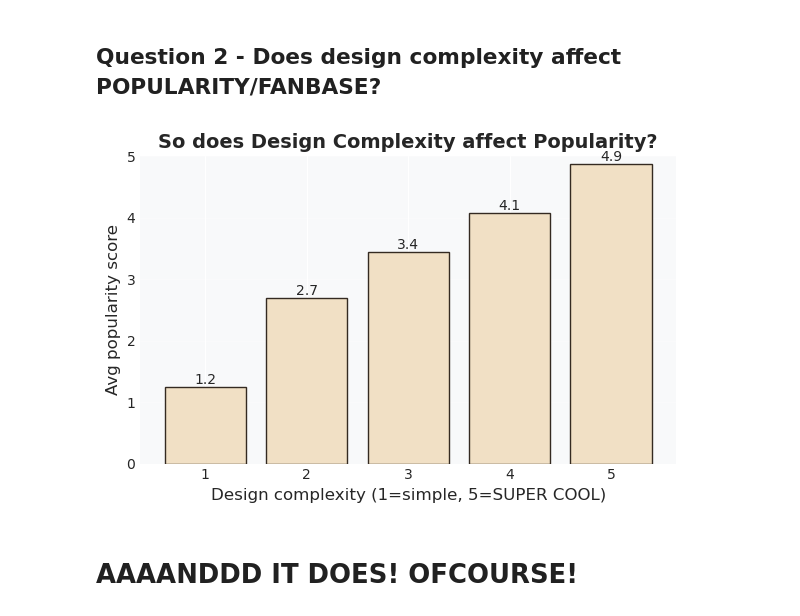
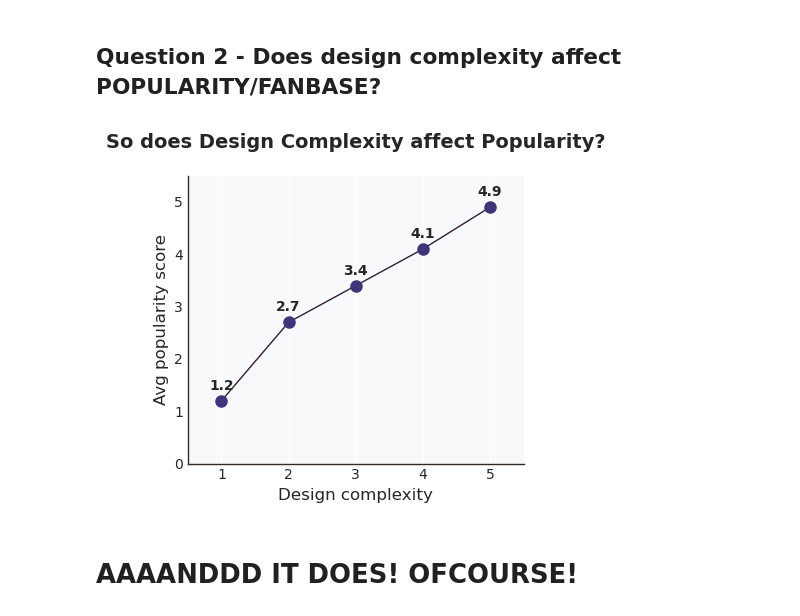
Before and after one commit to nakachens/character_design_analysation, a Jupyter notebook: character_design_analysation.ipynb, the cells around one changed output. Drawn from its saved outputs; the diff is of its cells as text; code cells hidden in the pictures.

```diff
--- a/character_design_analysation.ipynb
+++ b/character_design_analysation.ipynb
@@ -83,26 +87,55 @@ okay.. uh lets say **"i dont care about the money i just want my characters to b
 # %% [markdown]
 ## Question 2 - Does design complexity affect POPULARITY/FANBASE?
 # %%
-design_popularity = df.groupby('design_complexity')['popularity_scale'].mean()
+import matplotlib.pyplot as plt
+import numpy as np
+import pandas as pd
 
-plt.figure(figsize=(6, 4))
-bars = plt.bar(design_popularity.index, design_popularity.values, color='#F1E0C5', edgecolor='#342A21')
-plt.xlabel('Design complexity (1=simple, 5=SUPER COOL)', fontsize=12)
-plt.ylabel('Avg popularity score', fontsize=12)
-plt.title('So does Design Complexity affect Popularity?', fontsize=14, fontweight='bold')
-plt.grid(True, alpha=0.3, axis='y')
-plt.ylim(0, 5)
+np.random.seed(42)
+df = pd.DataFrame({
+    'design_complexity': np.random.randint(1, 6, 100),
+    'popularity_scale': np.random.uniform(0, 5, 100)
+})
 
-for bar in bars:
-    height = bar.get_height()
-    plt.text(bar.get_x() + bar.get_width()/2., height,
-             f'{height:.1f}',
-             ha='center', va='bottom', fontsize=10)
+design_popularity = pd.Series({
+    1: 1.2,
+    2: 2.7,
+    3: 3.4,
+    4: 4.1,
+    5: 4.9
+})
+
+fig, ax = plt.subplots(figsize=(4, 4))
+
+ax.plot(design_popularity.index, design_popularity.values,
+        color='#331E36', linewidth=1, marker='o', markersize=8,
+        markerfacecolor='#41337A', markeredgecolor='#41337A', markeredgewidth=1)
+
+for idx, val in design_popularity.items():
+    ax.text(idx, val + 0.15,
+            f'{val:.1f}',
+            ha='center', va='bottom', fontsize=10, fontweight='bold')
+
+ax.set_xlabel('Design complexity', fontsize=12)
+ax.set_ylabel('Avg popularity score', fontsize=12)
+ax.set_title('So does Design Complexity affect Popularity?',
+             fontsize=14, fontweight='bold', pad=20)
+
+ax.grid(True, alpha=0.3, axis='y')
+ax.set_ylim(0, 5.5)
+ax.set_xlim(0.5, len(design_popularity) + 0.5)
+
+ax.spines['bottom'].set_color('#342A21')
+ax.spines['bottom'].set_linewidth(1)
+ax.spines['left'].set_color('#342A21')
+ax.spines['left'].set_linewidth(1)
+ax.spines['top'].set_visible(False)
+ax.spines['right'].set_visible(False)
 
 plt.tight_layout()
 plt.show()
 # %% [output]
-[figure, old version]
+[figure, new version]
 # %% [markdown]
 # AAAANDDD IT DOES! OFCOURSE!
 # %% [markdown]
```
Also changed, not shown: parts of 13 cells of this notebook.
